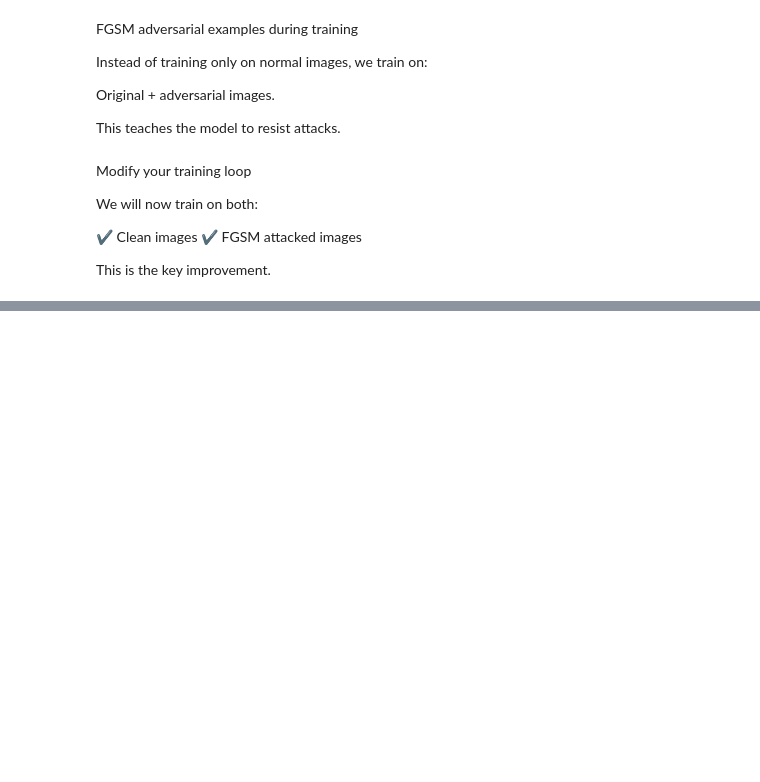
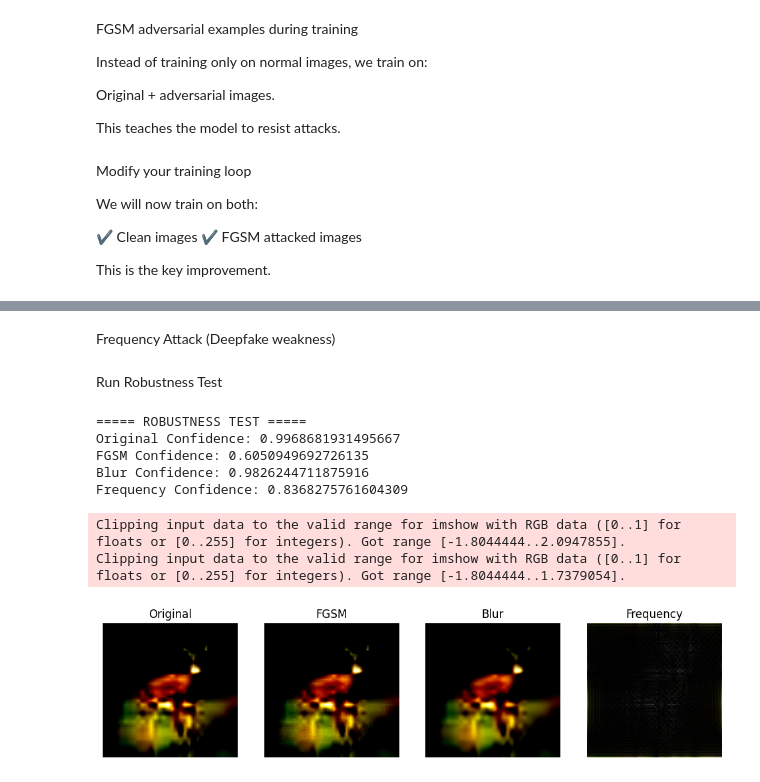
Before and after one commit to kaviya-ns/Deep-Shield, a Jupyter notebook: main.ipynb, the cells around one changed output, grey strips where cells are left out. Drawn from its saved outputs; the diff is of its cells as text; code cells hidden in the pictures; blank space fills up the shorter version.

```diff
--- a/main.ipynb
+++ b/main.ipynb
@@ -595,0 +734,13 @@ for epoch in range(num_epochs):
+# %%
+def blur_attack(image, kernel_size=5):
+
+    if len(image.shape) == 3:
+        image = image.unsqueeze(0)
+
+    image = image.to(device)
+
+    blurred = F.avg_pool2d(image, kernel_size, stride=1, padding=kernel_size//2)
+
+    return blurred
+# %% [markdown]
+Frequency Attack (Deepfake weakness)
@@ -595,0 +768,63 @@ for epoch in range(num_epochs):
+# %% [markdown]
+Run Robustness Test
+# %%
+epsilon = 0.03
+
+# Original
+pred_orig, conf_orig = get_confidence(model, high_conf_fake)
+
+# FGSM
+adv_img = fgsm_attack(model, high_conf_fake, torch.tensor([label]), epsilon)
+pred_adv, conf_adv = get_confidence(model, adv_img)
+
+# Blur
+blur_img = blur_attack(high_conf_fake)
+pred_blur, conf_blur = get_confidence(model, blur_img)
+
+# Frequency
+freq_img = frequency_attack(high_conf_fake)
+pred_freq, conf_freq = get_confidence(model, freq_img)
+
+print("===== ROBUSTNESS TEST =====")
+print("Original Confidence:", conf_orig)
+print("FGSM Confidence:", conf_adv)
+print("Blur Confidence:", conf_blur)
+print("Frequency Confidence:", conf_freq)
+# %% [output]
+===== ROBUSTNESS TEST =====
+Original Confidence: 0.9968681931495667
+FGSM Confidence: 0.6050949692726135
+Blur Confidence: 0.9826244711875916
+Frequency Confidence: 0.8368275761604309
+# %%
+plt.figure(figsize=(12,4))
+
+# Original
+plt.subplot(1,4,1)
+plt.imshow(high_conf_fake.squeeze().detach().cpu().permute(1,2,0))
+plt.title("Original")
+plt.axis("off")
+
+# FGSM
+plt.subplot(1,4,2)
+plt.imshow(adv_img.squeeze().detach().cpu().permute(1,2,0))
+plt.title("FGSM")
+plt.axis("off")
+
+# Blur
+plt.subplot(1,4,3)
+plt.imshow(blur_img.squeeze().detach().cpu().permute(1,2,0))
+plt.title("Blur")
+plt.axis("off")
+
+# Frequency
+plt.subplot(1,4,4)
+plt.imshow(freq_img.squeeze().detach().cpu().permute(1,2,0))
+plt.title("Frequency")
+plt.axis("off")
+
+plt.show()
+# %% [output]
+Clipping input data to the valid range for imshow with RGB data ([0..1] for floats or [0..255] for integers). Got range [-1.8044444..2.0947855].
+Clipping input data to the valid range for imshow with RGB data ([0..1] for floats or [0..255] for integers). Got range [-1.8044444..1.7379054].
+[figure, added]
```
Also changed, not shown: parts of 15 cells of this notebook.
